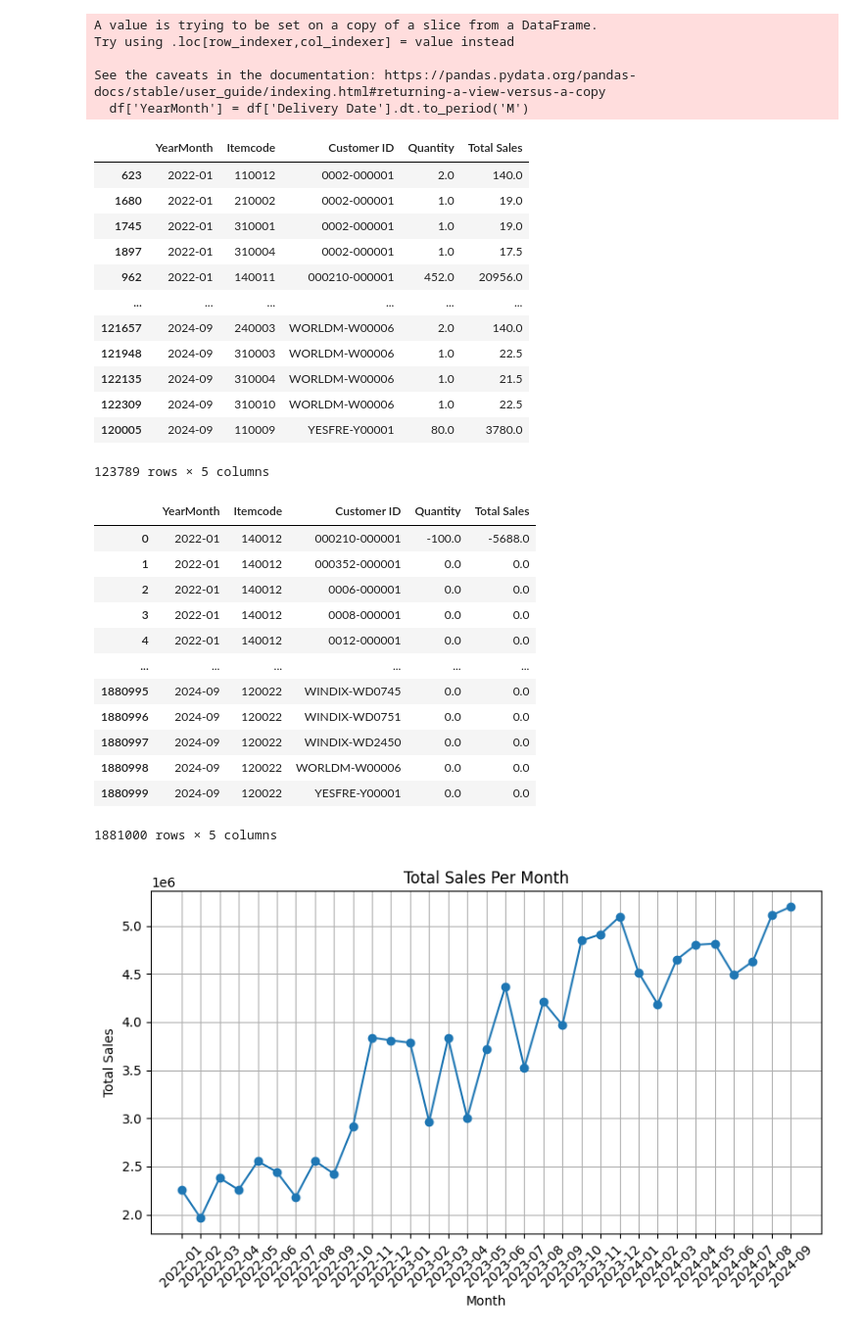
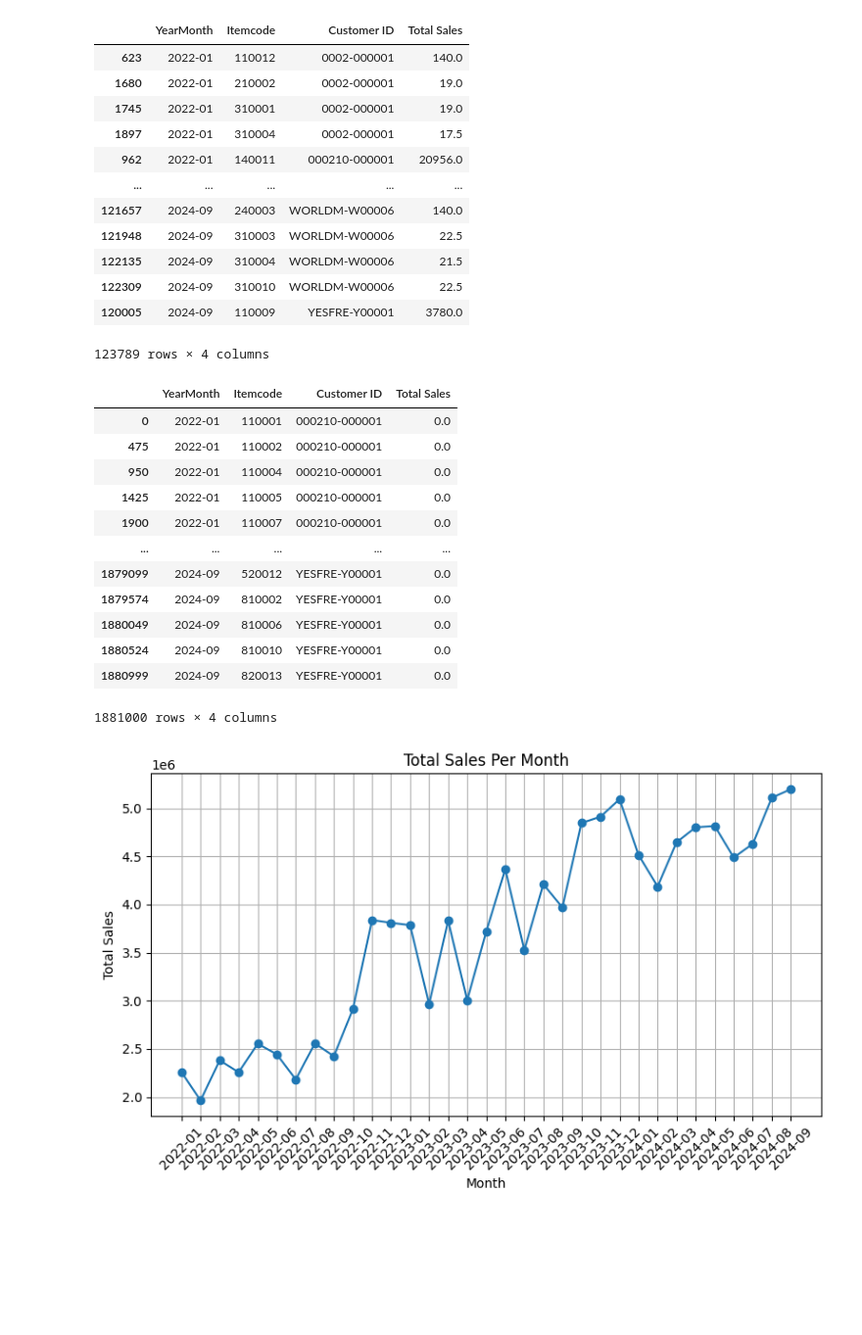
Before and after one commit to Garland-AI/sales-prediction, a Jupyter notebook: notebook/sales_prediction.ipynb, the cells around one changed output. Shown at 98% size. Cells and saved outputs as stored; diff of their text form; code cells hidden in the pictures; blank space fills up the shorter version.

```diff
--- a/notebook/sales_prediction.ipynb
+++ b/notebook/sales_prediction.ipynb
@@ -41,7 +41,7 @@ df = df.dropna(subset=['Delivery Date'])
 # Extract the month and year from 'Delivery Date'
 df['YearMonth'] = df['Delivery Date'].dt.to_period('M')
 
-
+df['Unit Price'] = df['Total Sales'] / df['Quantity']
 
 # Remove trailing whitespace from 'Item Description'
 df['Item Description'] = df['Item Description'].str.strip()
@@ -50,87 +50,87 @@ df['Customer ID'] = df['Customer ID'].str.strip()
 
 # Extracting unique item codes and descriptions
 item_dict = df.drop_duplicates(subset=['Itemcode']).set_index('Itemcode')['Item Description'].to_dict()
+
+# Extracting unique item codes and unit prices
+unit_price_dict = df.drop_duplicates(subset=['Itemcode']).set_index('Itemcode')['Unit Price'].to_dict()
-# %% [output]
-A value is trying to be set on a copy of a slice from a DataFrame.
-Try using .loc[row_indexer,col_indexer] = value instead
-
-See the caveats in the documentation: https://pandas.pydata.org/pandas-docs/stable/user_guide/indexing.html#returning-a-view-versus-a-copy
-  df['YearMonth'] = df['Delivery Date'].dt.to_period('M')
 # %%
 # Assuming your DataFrame is named df
 
 # Group by 'YearMonth' and 'Itemcode'
 grouped = df.groupby(['YearMonth', 'Itemcode' , 'Customer ID']).agg({
-    'Quantity': 'sum',
-    'Total Sales': 'sum'
+    'Total Sales': 'sum',
 }).reset_index()
 
 # Sort the result by 'YearMonth' and 'Itemcode'
 grouped = grouped.sort_values(by=['YearMonth', 'Customer ID' ,  'Itemcode'])
 
 # Define the current month
 current_month = pd.Period.now('M')
 
 # Filter out the data for the current month
 grouped= grouped[grouped['YearMonth'] != current_month]
 
 grouped = grouped[grouped['Customer ID'] != '']
 
 grouped
 #810006 is 378269.10 in last
 # %% [output]
-|  | YearMonth | Itemcode | Customer ID | Quantity | Total Sales |
-| 623 | 2022-01 | 110012 | 0002-000001 | 2.0 | 140.0 |
-| 1680 | 2022-01 | 210002 | 0002-000001 | 1.0 | 19.0 |
-| 1745 | 2022-01 | 310001 | 0002-000001 | 1.0 | 19.0 |
-| 1897 | 2022-01 | 310004 | 0002-000001 | 1.0 | 17.5 |
-| 962 | 2022-01 | 140011 | 000210-000001 | 452.0 | 20956.0 |
-| ... | ... | ... | ... | ... | ... |
-| 121657 | 2024-09 | 240003 | WORLDM-W00006 | 2.0 | 140.0 |
-| 121948 | 2024-09 | 310003 | WORLDM-W00006 | 1.0 | 22.5 |
-| 122135 | 2024-09 | 310004 | WORLDM-W00006 | 1.0 | 21.5 |
-| 122309 | 2024-09 | 310010 | WORLDM-W00006 | 1.0 | 22.5 |
-| 120005 | 2024-09 | 110009 | YESFRE-Y00001 | 80.0 | 3780.0 |
+|  | YearMonth | Itemcode | Customer ID | Total Sales |
+| 623 | 2022-01 | 110012 | 0002-000001 | 140.0 |
+| 1680 | 2022-01 | 210002 | 0002-000001 | 19.0 |
+| 1745 | 2022-01 | 310001 | 0002-000001 | 19.0 |
+| 1897 | 2022-01 | 310004 | 0002-000001 | 17.5 |
+| 962 | 2022-01 | 140011 | 000210-000001 | 20956.0 |
+| ... | ... | ... | ... | ... |
+| 121657 | 2024-09 | 240003 | WORLDM-W00006 | 140.0 |
+| 121948 | 2024-09 | 310003 | WORLDM-W00006 | 22.5 |
+| 122135 | 2024-09 | 310004 | WORLDM-W00006 | 21.5 |
+| 122309 | 2024-09 | 310010 | WORLDM-W00006 | 22.5 |
+| 120005 | 2024-09 | 110009 | YESFRE-Y00001 | 3780.0 |
-123789 rows × 5 columns
+123789 rows × 4 columns
 # %%
+import numpy as np
+
 
 last_period = grouped['YearMonth'].max()
 
 filtered_study = grouped[grouped['YearMonth'] == last_period]
 
 
-study_items = filtered_study['Itemcode'].unique()
-study_customers = filtered_study['Customer ID'].unique()
+study_items = np.sort(filtered_study['Itemcode'].unique())
+study_customers = np.sort(filtered_study['Customer ID'].unique())
 
 grouped = grouped[grouped['Itemcode'].isin(study_items) & grouped['Customer ID'].isin(study_customers)]
 # Get all unique periods and item codes
 
-unique_periods = grouped['YearMonth'].unique()
+study_periods = grouped['YearMonth'].unique()
 
 
 # Create a DataFrame with all combinations of periods and item codes
-all_combinations = pd.MultiIndex.from_product([unique_periods, study_items , study_customers], names=['YearMonth', 'Itemcode' , 'Customer ID']).to_frame(index=False)
+all_combinations = pd.MultiIndex.from_product([study_periods, study_items , study_customers], names=['YearMonth', 'Itemcode' , 'Customer ID']).to_frame(index=False)
 
 # Merge with grouped data, filling missing values with 0 for Quantity and Total Sales
-complete_data = pd.merge(all_combinations, grouped, on=['YearMonth', 'Itemcode' , 'Customer ID'], how='left').fillna({'Quantity': 0, 'Total Sales': 0})
+complete_data = pd.merge(all_combinations, grouped, on=['YearMonth', 'Itemcode' , 'Customer ID'], how='left').fillna({'Total Sales': 0})
 
 
 
+complete_data = complete_data.sort_values(by=['YearMonth', 'Customer ID' ,  'Itemcode'])
+
 complete_data
 # %% [output]
-|  | YearMonth | Itemcode | Customer ID | Quantity | Total Sales |
-| 0 | 2022-01 | 140012 | 000210-000001 | -100.0 | -5688.0 |
-| 1 | 2022-01 | 140012 | 000352-000001 | 0.0 | 0.0 |
-| 2 | 2022-01 | 140012 | 0006-000001 | 0.0 | 0.0 |
-| 3 | 2022-01 | 140012 | 0008-000001 | 0.0 | 0.0 |
-| 4 | 2022-01 | 140012 | 0012-000001 | 0.0 | 0.0 |
-| ... | ... | ... | ... | ... | ... |
-| 1880995 | 2024-09 | 120022 | WINDIX-WD0745 | 0.0 | 0.0 |
-| 1880996 | 2024-09 | 120022 | WINDIX-WD0751 | 0.0 | 0.0 |
-| 1880997 | 2024-09 | 120022 | WINDIX-WD2450 | 0.0 | 0.0 |
-| 1880998 | 2024-09 | 120022 | WORLDM-W00006 | 0.0 | 0.0 |
-| 1880999 | 2024-09 | 120022 | YESFRE-Y00001 | 0.0 | 0.0 |
+|  | YearMonth | Itemcode | Customer ID | Total Sales |
+| 0 | 2022-01 | 110001 | 000210-000001 | 0.0 |
+| 475 | 2022-01 | 110002 | 000210-000001 | 0.0 |
+| 950 | 2022-01 | 110004 | 000210-000001 | 0.0 |
+| 1425 | 2022-01 | 110005 | 000210-000001 | 0.0 |
+| 1900 | 2022-01 | 110007 | 000210-000001 | 0.0 |
+| ... | ... | ... | ... | ... |
+| 1879099 | 2024-09 | 520012 | YESFRE-Y00001 | 0.0 |
+| 1879574 | 2024-09 | 810002 | YESFRE-Y00001 | 0.0 |
+| 1880049 | 2024-09 | 810006 | YESFRE-Y00001 | 0.0 |
+| 1880524 | 2024-09 | 810010 | YESFRE-Y00001 | 0.0 |
+| 1880999 | 2024-09 | 820013 | YESFRE-Y00001 | 0.0 |
-1881000 rows × 5 columns
+1881000 rows × 4 columns
 # %%
 import matplotlib.pyplot as plt
 
```
Also changed, not shown: parts of 10 cells of this notebook.
